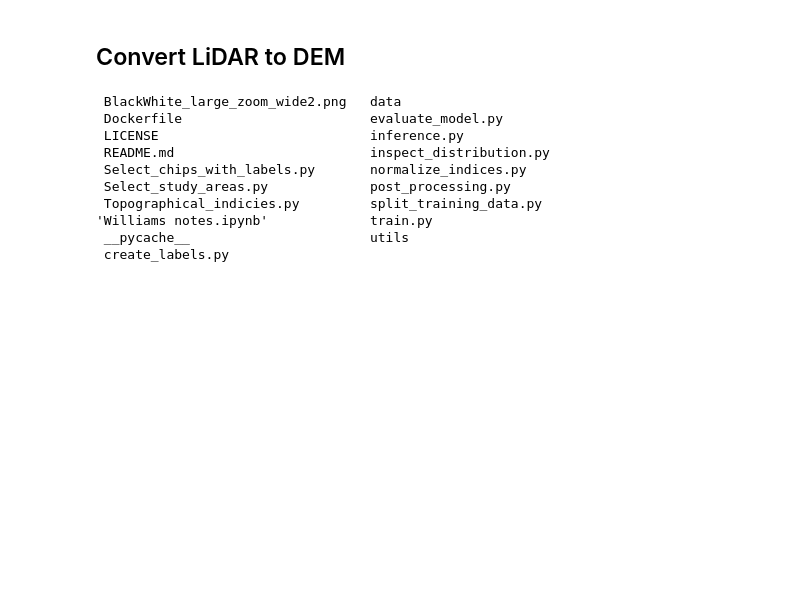
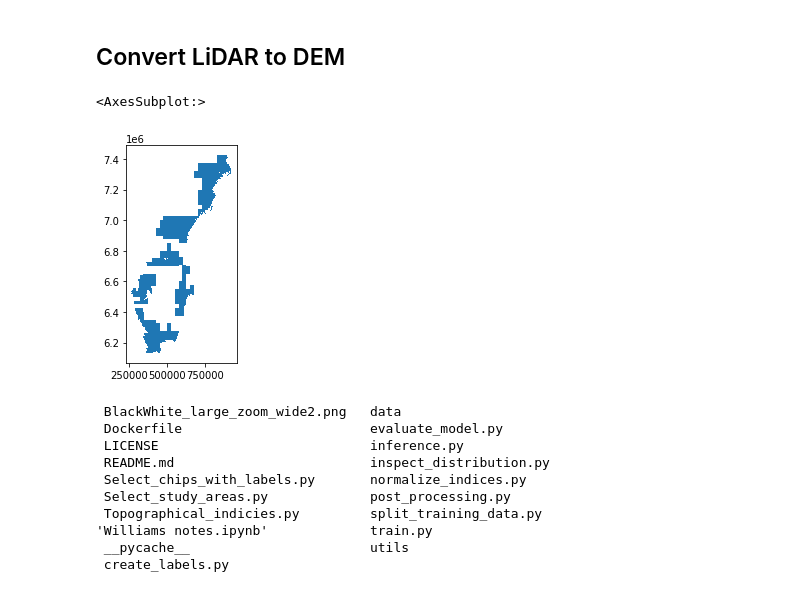
Before and after one commit to williamlidberg/Detection-of-hunting-pits-using-airborne-laser-scanning-and-deep-learning, a Jupyter notebook: Williams notes.ipynb, the cells around one changed output. Saved outputs shown, nothing was run; the diff lists cells and outputs as text; code cells hidden in the pictures; blank space fills up the shorter version.

```diff
--- a/Williams notes.ipynb
+++ b/Williams notes.ipynb
@@ -31,6 +34,13 @@ Number of files copied: 0
 Elapsed Time: 19min 36.839s
 # %% [markdown]
 ## Convert LiDAR to DEM
+# %%
+import geopandas as gpd
+sites = gpd.read_file('/workspace/data/Footprint.shp')
+sites.plot()
+# %% [output]
+<AxesSubplot:>
+[figure, added]
 # %%
 !python /workspace/code/Remnants-of-charcoal-kilns/Select_study_areas.py workspace/data/charcoal_kilns/Merged_charcoal_kilns_william.shp /workspace/data/Footprint.shp /workspace/lidar/ /workspace/data/selected_dems/
 # %% [output]
```
Also changed, not shown: parts of 19 cells of this notebook, 3 other files.
